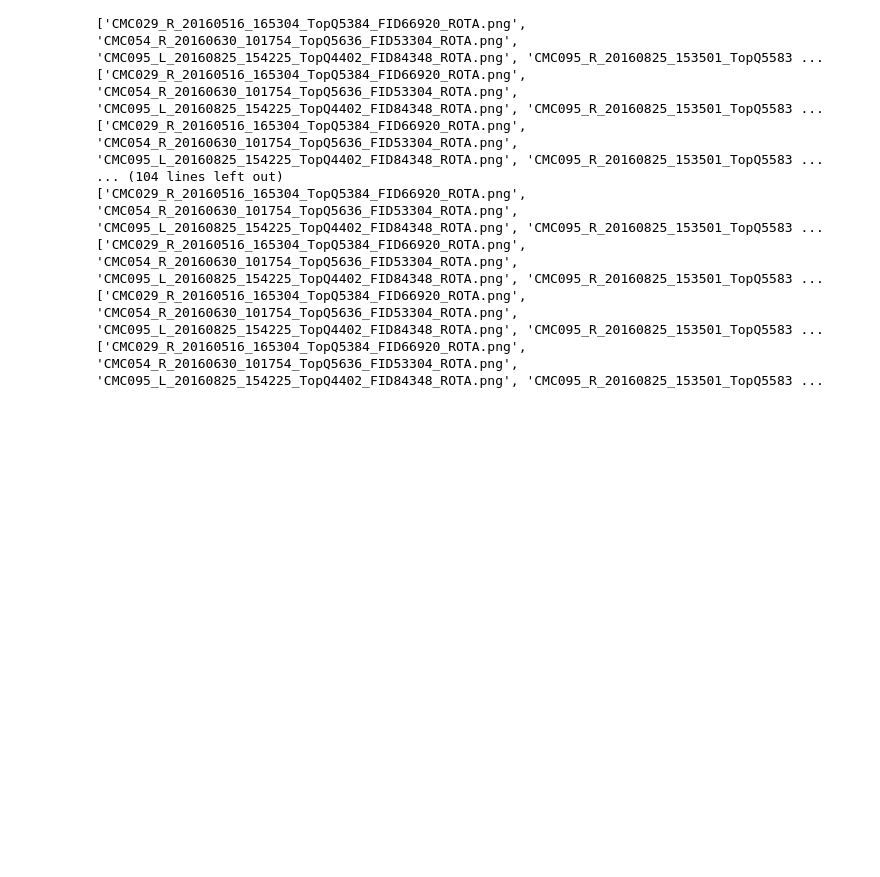
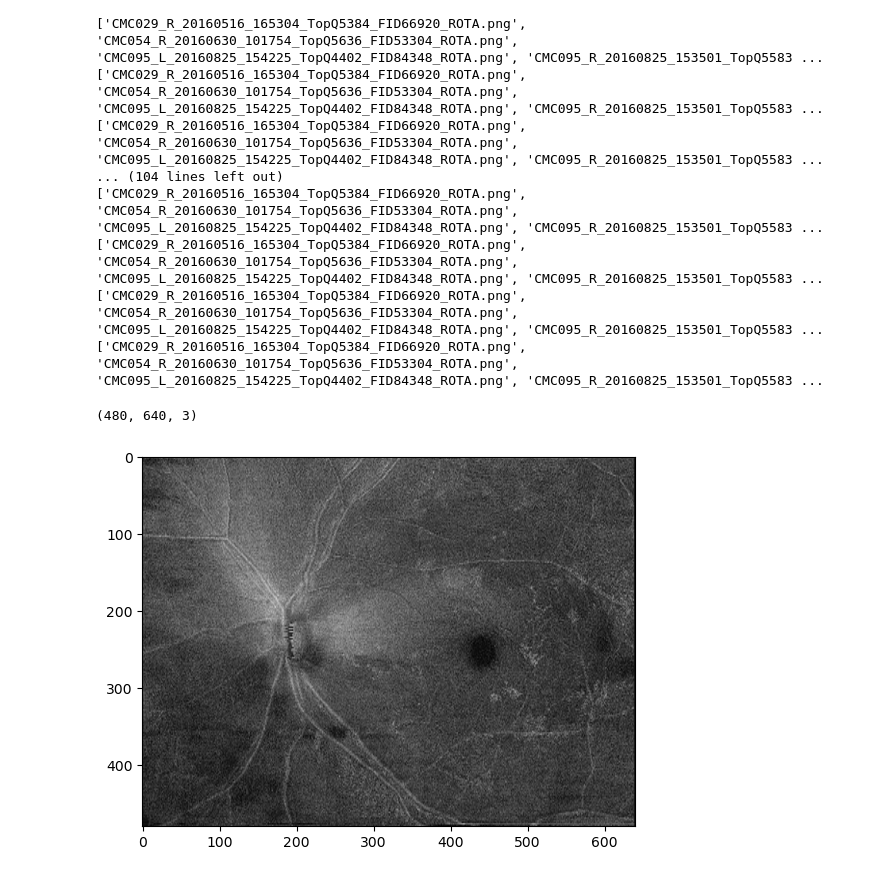
Before and after one commit to philipguo94/ROTAClassifier, a Jupyter notebook: data/preprocess.ipynb, the cells around one changed output. Saved outputs shown, nothing was run; the diff lists cells and outputs as text; code cells hidden in the pictures; blank space fills up the shorter version.

```diff
--- a/data/preprocess.ipynb
+++ b/data/preprocess.ipynb
@@ -108,0 +103,16 @@ import matplotlib.pyplot as plt
+# %%
+import os
+import cv2
+import numpy as np
+import matplotlib.pyplot as plt
+
+# read train/1 and plt image
+for imgname in os.listdir(r'C:\Users\yawen\Desktop\ROTA_classified\ROTAClassifier\data\train\1'):
+    img = cv2.imread(os.path.join(r'C:\Users\yawen\Desktop\ROTA_classified\ROTAClassifier\data\train\1', imgname))
+    print(np.shape(img))
+    plt.imshow(img)
+    plt.show()
+    break
+# %% [output]
+(480, 640, 3)
+[figure, added]
```
Also changed, not shown: parts of 1 cell of this notebook, 1 other file.
